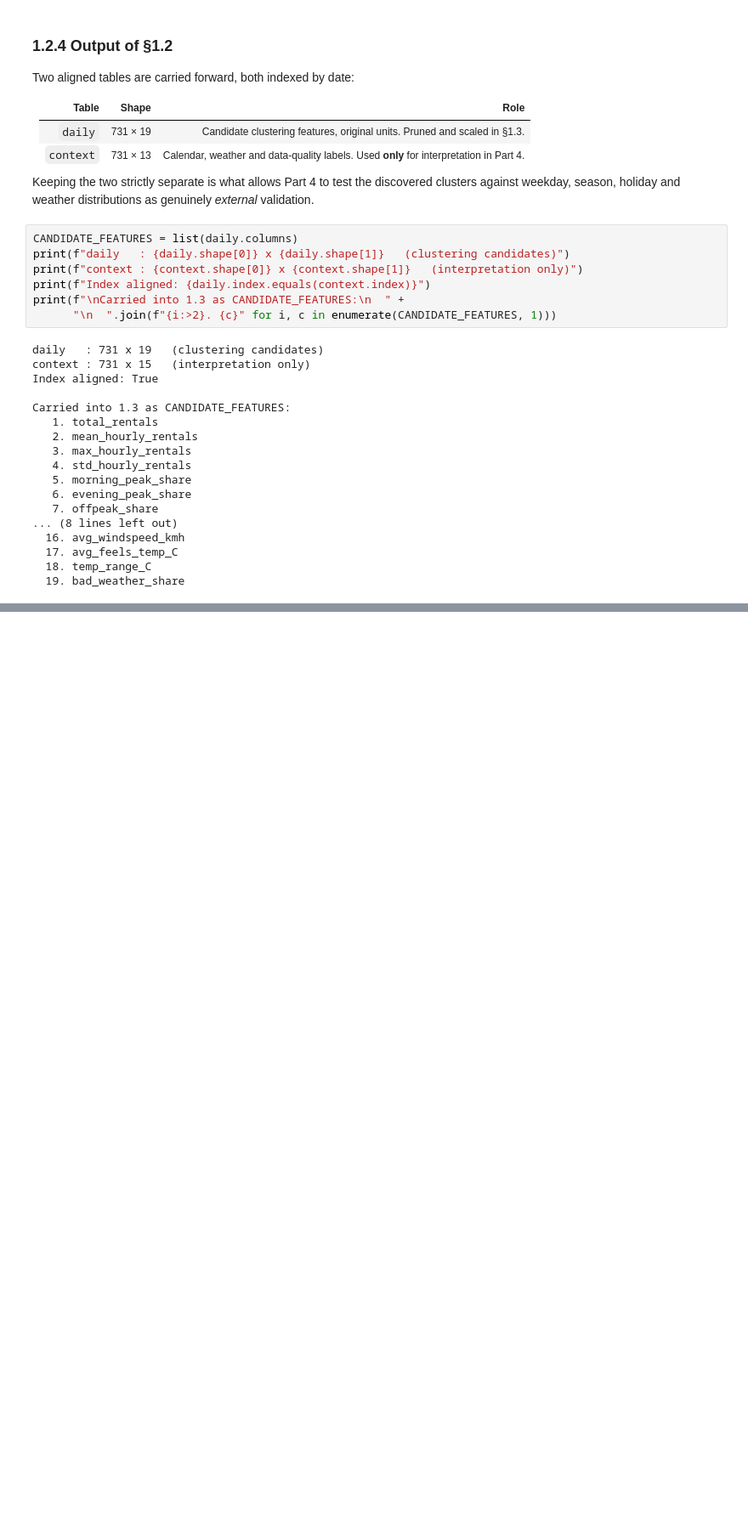
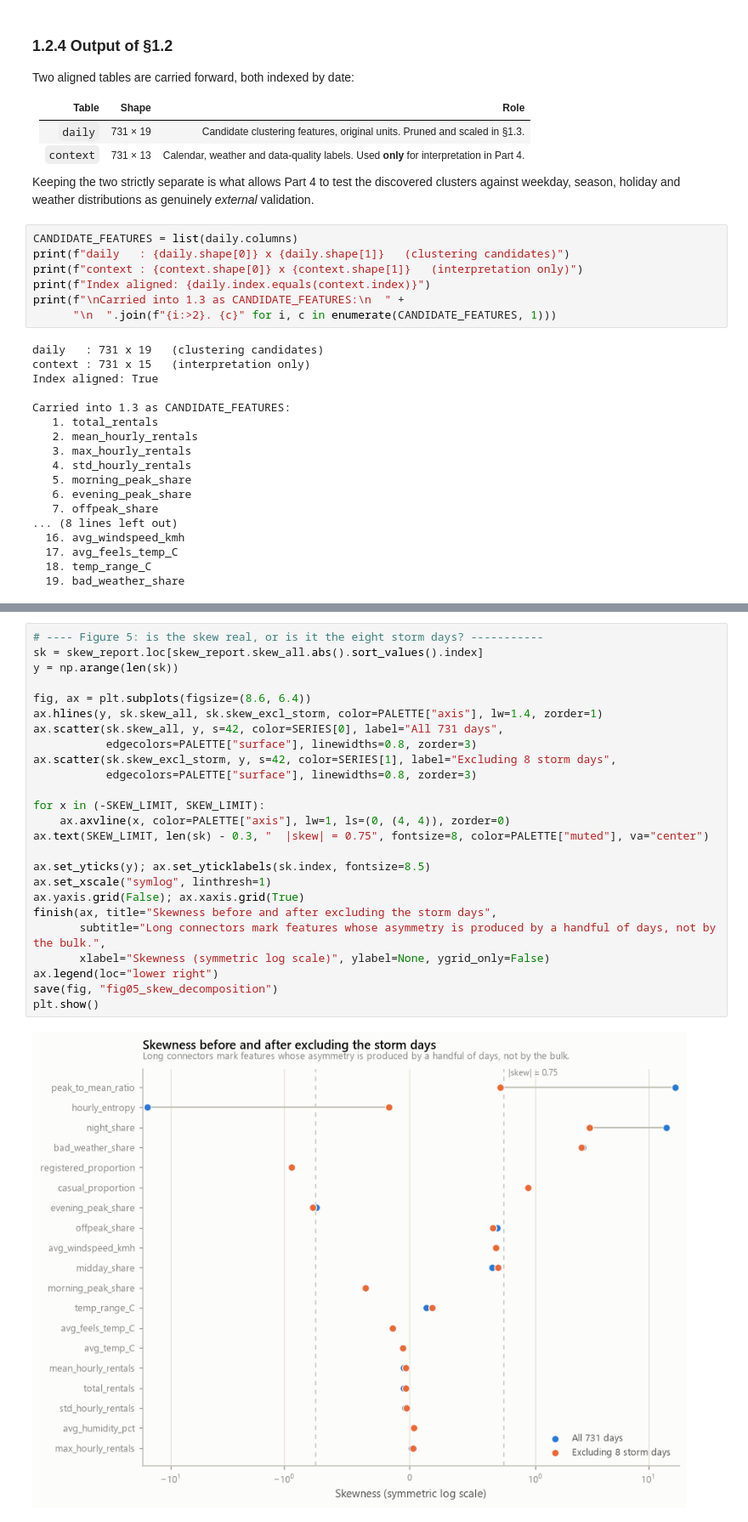
Before and after one commit to heshannethmina/Clustering-Urban-Mobility-Patterns-Using-Bike-Sharing-Data, a Jupyter notebook: bike_sharing_clustering.ipynb, the cells around one changed output, grey strips where cells are left out. Shown at 85% size. Drawn from its saved outputs; the diff is of its cells as text; blank space fills up the shorter version.

```diff
--- a/bike_sharing_clustering.ipynb
+++ b/bike_sharing_clustering.ipynb
@@ -1380,0 +1478,27 @@ feature removal, and standardisation.*
+# %%
+# ---- Figure 5: is the skew real, or is it the eight storm days? -----------
+sk = skew_report.loc[skew_report.skew_all.abs().sort_values().index]
+y = np.arange(len(sk))
+
+fig, ax = plt.subplots(figsize=(8.6, 6.4))
+ax.hlines(y, sk.skew_all, sk.skew_excl_storm, color=PALETTE["axis"], lw=1.4, zorder=1)
+ax.scatter(sk.skew_all, y, s=42, color=SERIES[0], label="All 731 days",
+           edgecolors=PALETTE["surface"], linewidths=0.8, zorder=3)
+ax.scatter(sk.skew_excl_storm, y, s=42, color=SERIES[1], label="Excluding 8 storm days",
+           edgecolors=PALETTE["surface"], linewidths=0.8, zorder=3)
+
+for x in (-SKEW_LIMIT, SKEW_LIMIT):
+    ax.axvline(x, color=PALETTE["axis"], lw=1, ls=(0, (4, 4)), zorder=0)
+ax.text(SKEW_LIMIT, len(sk) - 0.3, "  |skew| = 0.75", fontsize=8, color=PALETTE["muted"], va="center")
+
+ax.set_yticks(y); ax.set_yticklabels(sk.index, fontsize=8.5)
+ax.set_xscale("symlog", linthresh=1)
+ax.yaxis.grid(False); ax.xaxis.grid(True)
+finish(ax, title="Skewness before and after excluding the storm days",
+       subtitle="Long connectors mark features whose asymmetry is produced by a handful of days, not by the bulk.",
+       xlabel="Skewness (symmetric log scale)", ylabel=None, ygrid_only=False)
+ax.legend(loc="lower right")
+save(fig, "fig05_skew_decomposition")
+plt.show()
+# %% [output]
+[figure, added]
```
Also changed, not shown: parts of 30 cells of this notebook, 7 other files.
